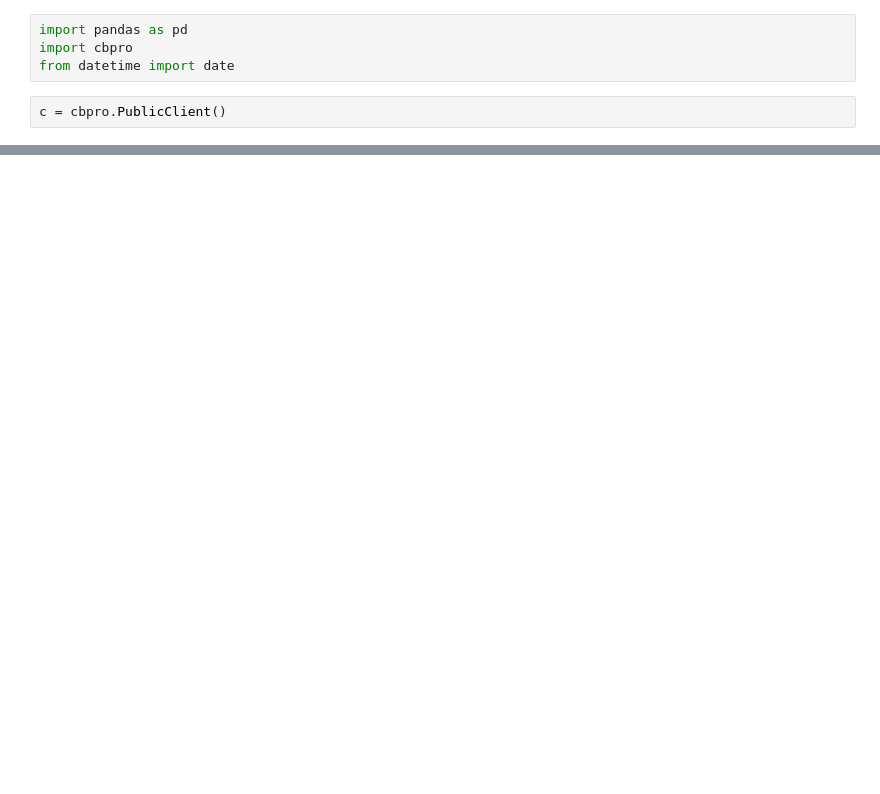
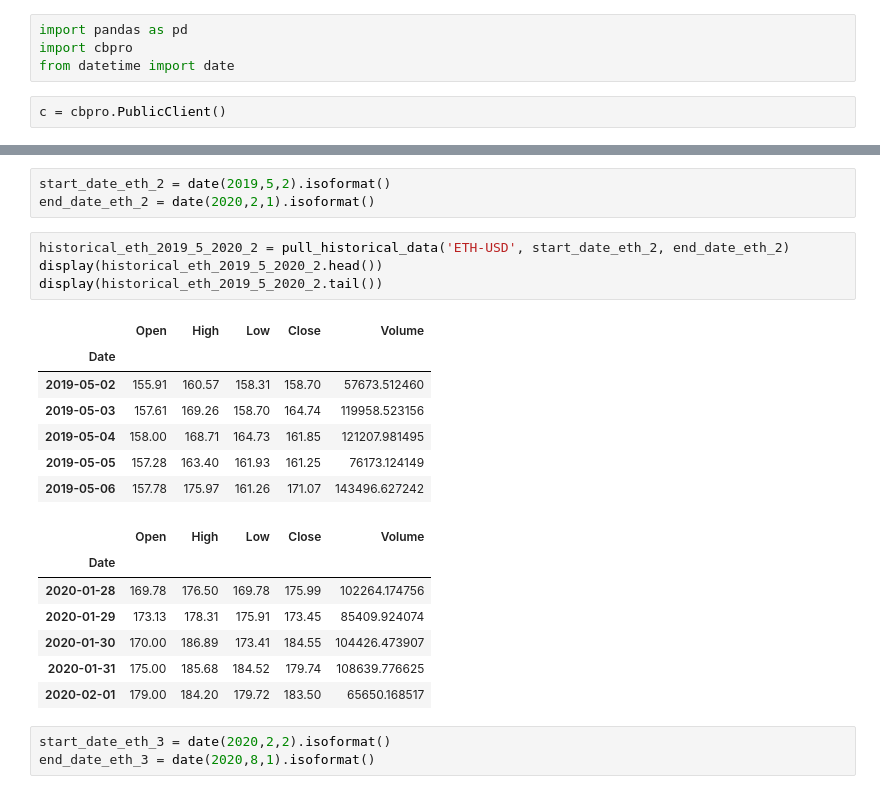
Before and after one commit to jpweldon/Cryptocurrency_Stock_Correlation, a Jupyter notebook: Jose_practice_code.ipynb, the cells around one changed output, grey strips where cells are left out. Cells and saved outputs as stored; diff of their text form; blank space fills up the shorter version.

```diff
--- a/Jose_practice_code.ipynb
+++ b/Jose_practice_code.ipynb
@@ -34,0 +37,25 @@ display(historical_eth_2019_7_2020_1.tail())
+# %%
+start_date_eth_2 = date(2019,5,2).isoformat()
+end_date_eth_2 = date(2020,2,1).isoformat()
+# %%
+historical_eth_2019_5_2020_2 = pull_historical_data('ETH-USD', start_date_eth_2, end_date_eth_2)
+display(historical_eth_2019_5_2020_2.head())
+display(historical_eth_2019_5_2020_2.tail())
+# %% [output]
+|  | Open | High | Low | Close | Volume |
+| Date |  |  |  |  |  |
+| 2019-05-02 | 155.91 | 160.57 | 158.31 | 158.70 | 57673.512460 |
+| 2019-05-03 | 157.61 | 169.26 | 158.70 | 164.74 | 119958.523156 |
+| 2019-05-04 | 158.00 | 168.71 | 164.73 | 161.85 | 121207.981495 |
+| 2019-05-05 | 157.28 | 163.40 | 161.93 | 161.25 | 76173.124149 |
+| 2019-05-06 | 157.78 | 175.97 | 161.26 | 171.07 | 143496.627242 |
+|  | Open | High | Low | Close | Volume |
+| Date |  |  |  |  |  |
+| 2020-01-28 | 169.78 | 176.50 | 169.78 | 175.99 | 102264.174756 |
+| 2020-01-29 | 173.13 | 178.31 | 175.91 | 173.45 | 85409.924074 |
+| 2020-01-30 | 170.00 | 186.89 | 173.41 | 184.55 | 104426.473907 |
+| 2020-01-31 | 175.00 | 185.68 | 184.52 | 179.74 | 108639.776625 |
+| 2020-02-01 | 179.00 | 184.20 | 179.72 | 183.50 | 65650.168517 |
+# %%
+start_date_eth_3 = date(2020,2,2).isoformat()
+end_date_eth_3 = date(2020,8,1).isoformat()
```
Also changed, not shown: parts of 18 cells of this notebook.
